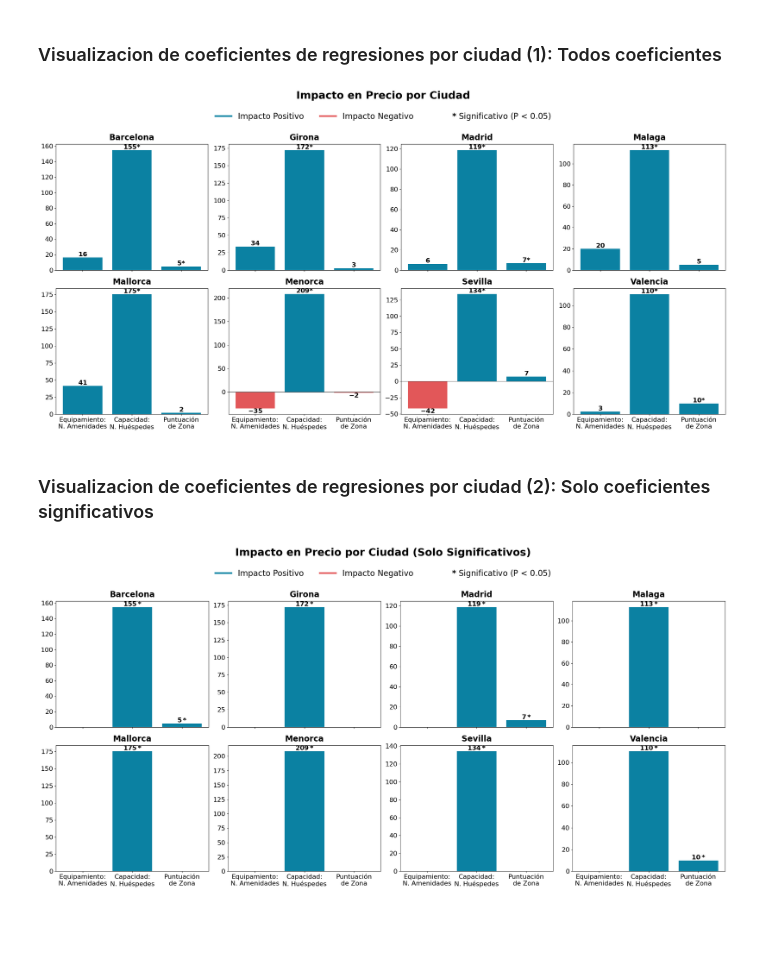
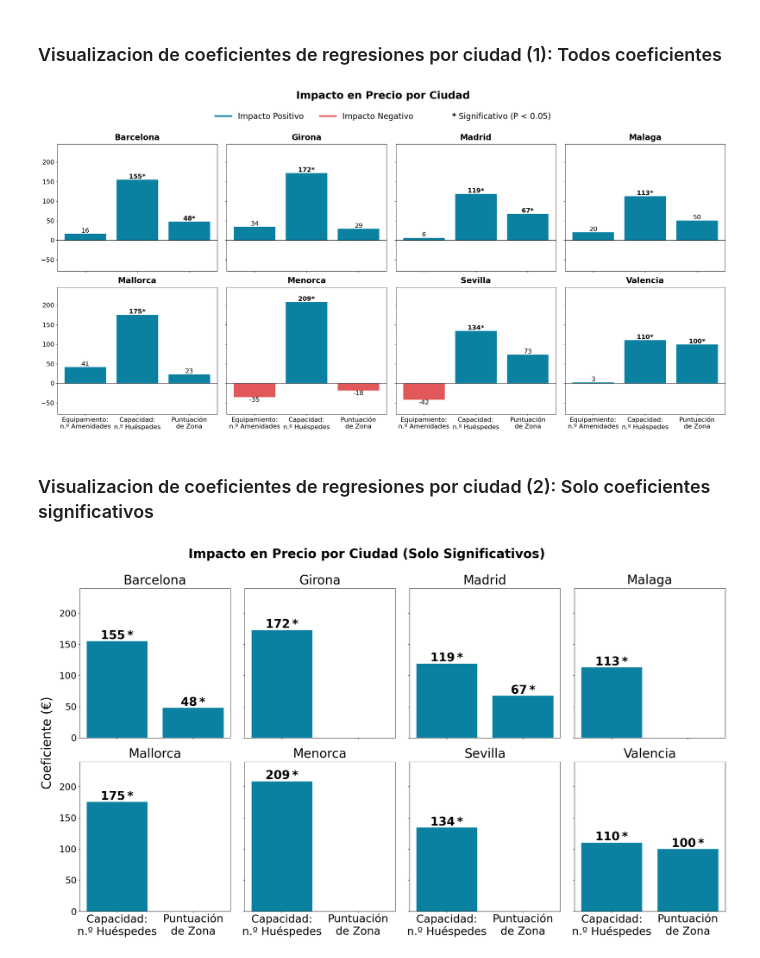
Before and after one commit to esrakesken/turismo-espana-it-academy, a Jupyter notebook: Scripts/AnalisisMarketing26012026.ipynb, the cells around one changed output. Cells and saved outputs as stored; diff of their text form; code cells hidden in the pictures; blank space fills up the shorter version.

Commit message:
Analisis Marketing actualizar visualizacion

```diff
--- a/Scripts/AnalisisMarketing26012026.ipynb
+++ b/Scripts/AnalisisMarketing26012026.ipynb
@@ -13,3 +14,7 @@ dataset = pd.read_csv(ruta, encoding='utf-8')
+# %%
+# Hacer esta transformación porque la puntuación se mide: 0, 10, 20, ..., 100
+# asi la nueva medida tiene 11 nieveles de puntuacion: 0, 1, 2, ..., 10
+dataset['review_scores_location'] = dataset['review_scores_location']/10
 # %% [markdown]
 ### Visualizacion de coeficientes de regresiones en nivel general
 # %%
@@ -150,6 +150,11 @@ import matplotlib.pyplot as plt
 from matplotlib.lines import Line2D
 import statsmodels.api as sm
 
+
+# hacer este en powerbi si aun no está así
+# dataset['review_scores_location'] = dataset['review_scores_location']/10
+
+
 # 2. PREPARACIÓN DE DATOS
 # Seleccionamos las columnas necesarias para el análisis
 cols = ['price', 'room_type', 'amenities_important_count', 'accommodates', 'review_scores_location', 'city']
@@ -161,8 +166,8 @@ target_predictors = ['amenities_important_count', 'accommodates', 'review_scores
 
 # Diccionario para convertir los nombres técnicos en etiquetas legibles de dos líneas
 etiquetas_dos_lineas = {
-    'amenities_important_count': 'Equipamiento:\nN. Amenidades',
-    'accommodates': 'Capacidad:\nN. Huéspedes',
+    'amenities_important_count': 'Equipamiento:\nn.º Amenidades',
+    'accommodates': 'Capacidad:\nn.º Huéspedes',
     'review_scores_location': 'Puntuación\nde Zona'
 }
 
@@ -219,7 +224,7 @@ ncols = 4  # Configuramos 4 facetas por fila
 nrows = (n_ciudades + ncols - 1) // ncols
 
 # Creamos la figura con eje X compartido para que las etiquetas solo aparezcan abajo
-fig, axes = plt.subplots(nrows, ncols, figsize=(24, 6 * nrows), sharex=True)
+fig, axes = plt.subplots(nrows, ncols, figsize=(24, 6 * nrows), sharex=True, sharey=True)
 axes_flat = axes.flatten()
 
 for i, ciudad in enumerate(ciudades_lista):
@@ -252,12 +257,16 @@ for i, ciudad in enumerate(ciudades_lista):
         txt = f"$\\mathbf{{{raw_coef:.0f}}}$"
         if p_val < 0.05:
             txt += "$\\mathbf{*}$"  # Añadimos asterisco si es significativo
+        else: txt = f"{raw_coef:.0f}"
 
         va = 'bottom' if raw_coef >= 0 else 'top'
         ax.text(bar.get_x() + bar.get_width()/2, raw_coef, txt, ha='center', va=va, fontsize=16)
 
     ax.tick_params(axis='y', labelsize=16)
     ax.tick_params(axis='x', labelsize=16)
+
+    ax.set_ymargin(0.15) ## configular los limites de y axis
+    #ax.set_ylim([-60, 230]) ## configular los limites de y axis
 
 # Ocultamos los espacios de la cuadrícula que no tengan ciudad asignada
 for j in range(i + 1, len(axes_flat)):
@@ -275,7 +284,7 @@ plt.suptitle('Impacto en Precio por Ciudad', fontsize=26, y=1.02, fontweight='bo
 plt.tight_layout(rect=[0, 0.03, 1, 0.95])
 plt.show()
 # %% [output]
-[figure, old version]
+[figure, new version]
 # %% [markdown]
 ### Visualizacion de coeficientes de regresiones por ciudad (2): Solo coeficientes significativos
 # %%
@@ -299,8 +308,8 @@ dataset_clean = dataset[cols].dropna()
 
 target_predictors = ['amenities_important_count', 'accommodates', 'review_scores_location']
 etiquetas_dos_lineas = {
-    'amenities_important_count': 'Equipamiento:\nN. Amenidades',
-    'accommodates': 'Capacidad:\nN. Huéspedes',
+    'amenities_important_count': 'Equipamiento:\nn.º Amenidades',
+    'accommodates': 'Capacidad:\nn.º Huéspedes',
     'review_scores_location': 'Puntuación\nde Zona'
 }
 
@@ -342,7 +351,7 @@ ncols = 4
 nrows = (n_ciudades + ncols - 1) // ncols
 
 # Usamos sharex=True para que las etiquetas del eje X solo aparezcan en la base del gráfico total
-fig, axes = plt.subplots(nrows, ncols, figsize=(24, 6 * nrows), sharex=True)
+fig, axes = plt.subplots(nrows, ncols, figsize=(24, 7 * nrows), sharex=True, sharey=True)
 axes_flat = axes.flatten()
 
 for i, ciudad in enumerate(ciudades_lista):
@@ -358,41 +367,52 @@ for i, ciudad in enumerate(ciudades_lista):
             filas_plot.append({'predictor': pred, 'coef': 0, 'p_value': 1.0})
 
     df_plot = pd.DataFrame(filas_plot)
+
+    # excluir 'amenities_important_count' porque no es significativo en ninguna ciudad
+    df_plot = df_plot.drop(df_plot[df_plot['predictor'] == 'amenities_important_count'].index)
+
     df_plot['label'] = df_plot['predictor'].map(etiquetas_dos_lineas)
 
     # LÓGICA CLAVE: Si el valor p >= 0.05, la altura de la barra es 0
     df_plot['altura_visual'] = df_plot.apply(lambda r: r['coef'] if r['p_value'] < 0.05 else 0, axis=1)
     df_plot['color'] = df_plot['altura_visual'].apply(lambda x: '#0b81a2' if x >= 0 else '#e25759')
 
     # Dibujamos las barras (las no significativas tendrán altura cero)
     barras = ax.bar(df_plot['label'], df_plot['altura_visual'], color=df_plot['color'])
     ax.axhline(0, color='black', linewidth=0.8)
-    ax.set_title(f'{ciudad}', fontsize=20, fontweight='bold', pad=10)
+    ax.set_title(f'{ciudad}', fontsize=30, pad=10)
 
     # Solo añadimos texto si la barra es significativa
     for bar, raw_coef, p_val, height in zip(barras, df_plot['coef'], df_plot['p_value'], df_plot['altura_visual']):
         if p_val < 0.05:
             txt = f"$\\mathbf{{{raw_coef:.0f}*}}$"
             va = 'bottom' if height >= 0 else 'top'
-            ax.text(bar.get_x() + bar.get_width()/2, height, txt, ha='center', va=va, fontsize=16)
+            ax.text(bar.get_x() + bar.get_width()/2, height, txt, ha='center', va=va, fontsize=28)
 
-    ax.tick_params(axis='y', labelsize=16)
-    ax.tick_params(axis='x', labelsize=16)
+    ax.tick_params(axis='y', labelsize=22)
+    ax.tick_params(axis='x', labelsize=26)
+
+
+    ax.set_ymargin(0.15) ## configular los limites de y axis
+    #ax.set_ylim([0, 230]) ## configular los limites de y axis
+
 
 # Limpieza de subplots vacíos
 for j in range(i + 1, len(axes_flat)):
     axes_flat[j].axis('off')
 
 # Leyenda y Titulado
 elementos_leyenda = [
     Line2D([0], [0], color='#0b81a2', lw=4, label='Impacto Positivo'),
     Line2D([0], [0], color='#e25759', lw=4, label='Impacto Negativo'),
     Line2D([0], [0], marker='none', color='none', label='$\\mathbf{*}$ Significativo (P < 0.05)')
 ]
-fig.legend(handles=elementos_leyenda, loc='upper center', bbox_to_anchor=(0.5, 0.98), ncol=3, fontsize=20, frameon=False)
+# fig.legend(handles=elementos_leyenda, loc='upper center', bbox_to_anchor=(0.5, 0.98), ncol=3, fontsize=20, frameon=False)
+# aquí no necesitamos legends
 
-plt.suptitle('Impacto en Precio por Ciudad (Solo Significativos)', fontsize=26, y=1.02, fontweight='bold')
-plt.tight_layout(rect=[0, 0.03, 1, 0.95])
+plt.suptitle('Impacto en Precio por Ciudad (Solo Significativos)', fontsize=30, y=0.96, fontweight='bold')
+fig.text(0.06, 0.5, 'Coeficiente (€)', fontsize=30, ha='center', va='center', rotation='vertical')
+plt.tight_layout(rect=[0.07, 0.03, 1, 0.95])
 plt.show()
 # %% [output]
-[figure, old version]
+[figure, new version]
```
Also changed, not shown: parts of 2 cells of this notebook.
